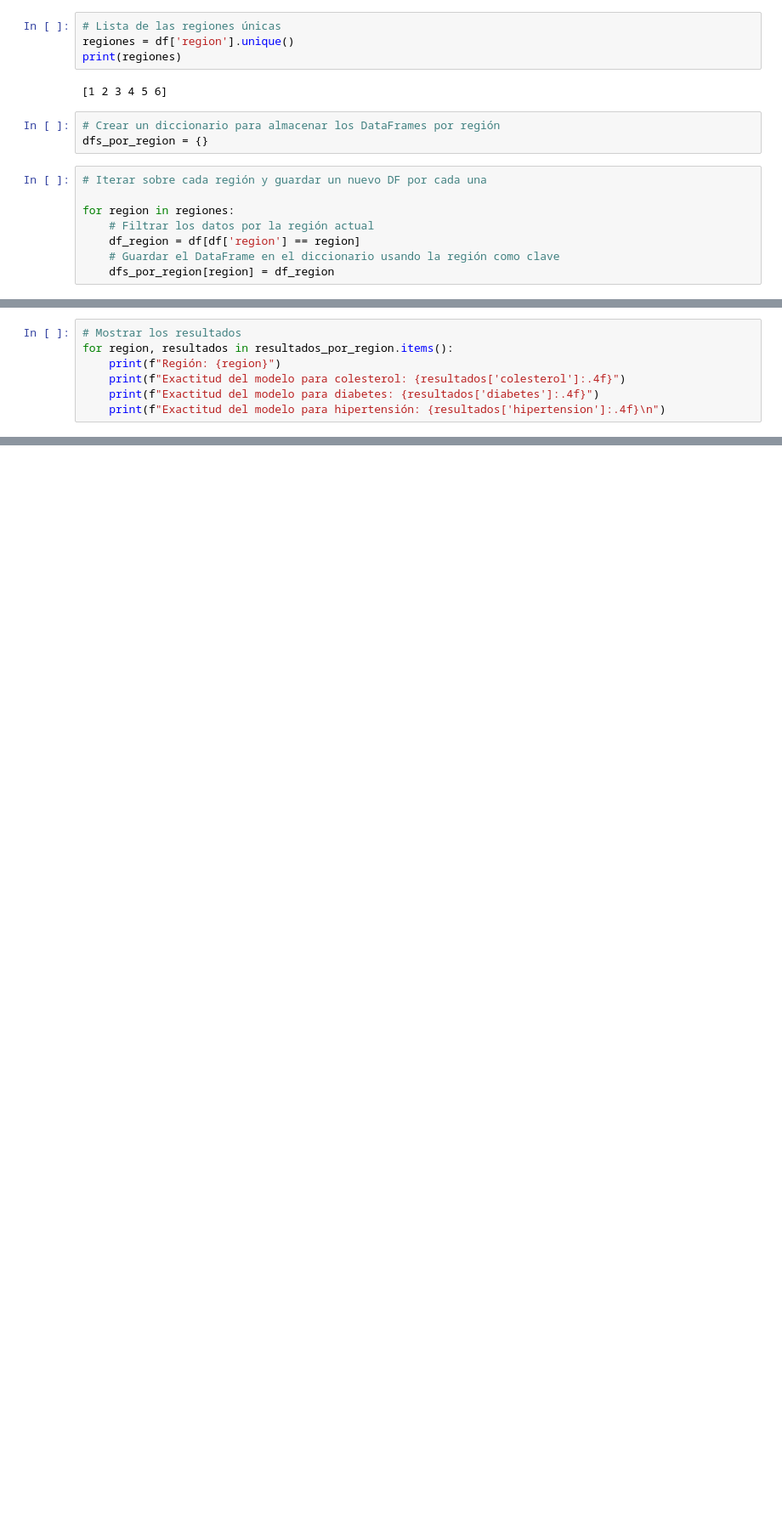
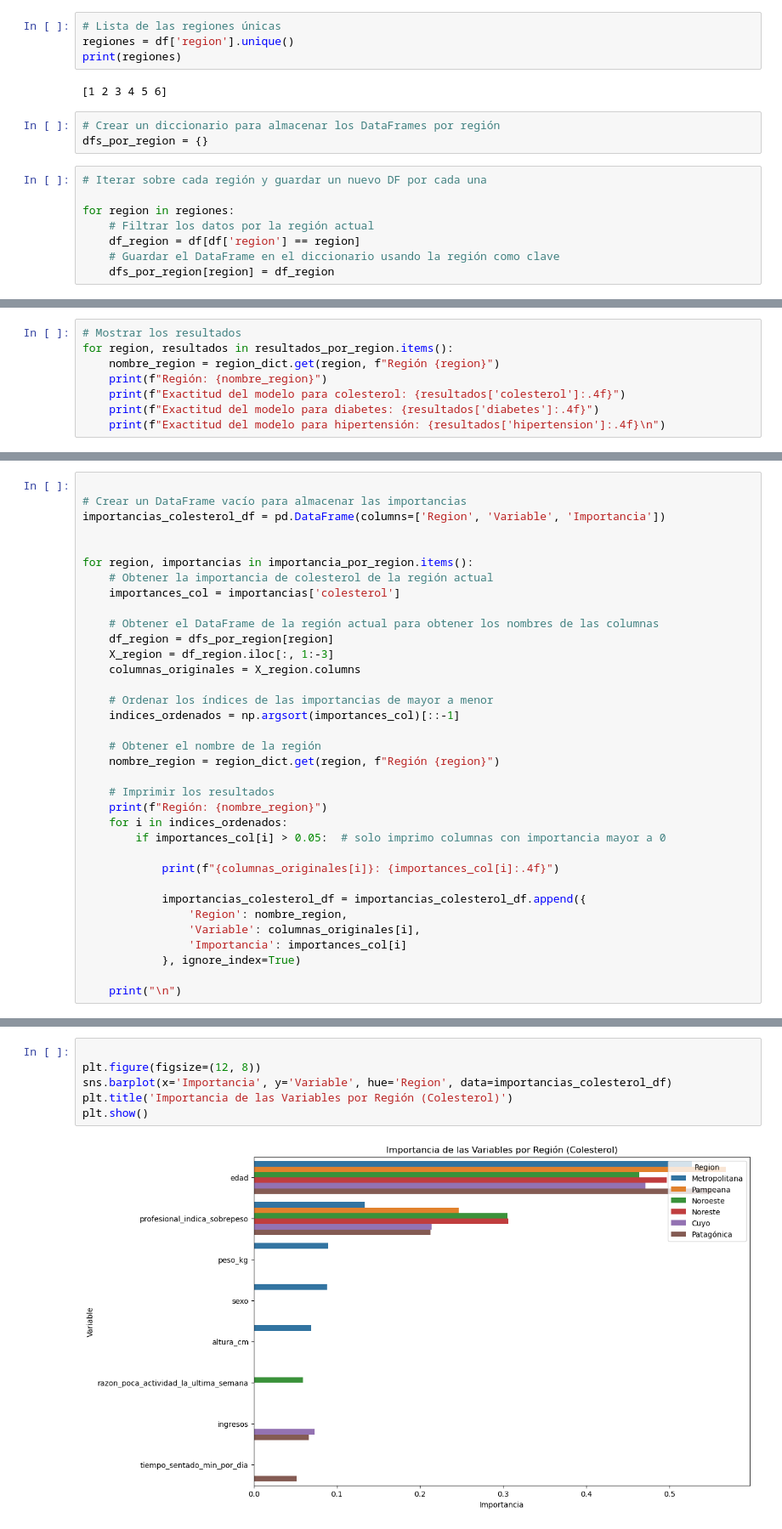
Before and after one commit to pupidly/AnalisisYPF, a Jupyter notebook: entrega3.ipynb, the cells around one changed output, grey strips where cells are left out. Shown at 85% size. Drawn from its saved outputs; the diff is of its cells as text; blank space fills up the shorter version.

Commit message:
listo caracteristicas importancia por region y por enfermedad

```diff
--- a/entrega3.ipynb
+++ b/entrega3.ipynb
@@ -148,7 +172,8 @@ for region in regiones:
 # %%
 # Mostrar los resultados
 for region, resultados in resultados_por_region.items():
-    print(f"Región: {region}")
+    nombre_region = region_dict.get(region, f"Región {region}")
+    print(f"Región: {nombre_region}")
     print(f"Exactitud del modelo para colesterol: {resultados['colesterol']:.4f}")
     print(f"Exactitud del modelo para diabetes: {resultados['diabetes']:.4f}")
     print(f"Exactitud del modelo para hipertensión: {resultados['hipertension']:.4f}\n")
@@ -367,0 +202,35 @@ Exactitud del modelo para hipertensión: 0.6681
+# %%
+
+# Crear un DataFrame vacío para almacenar las importancias
+importancias_colesterol_df = pd.DataFrame(columns=['Region', 'Variable', 'Importancia'])
+
+
+for region, importancias in importancia_por_region.items():
+    # Obtener la importancia de colesterol de la región actual
+    importances_col = importancias['colesterol']
+
+    # Obtener el DataFrame de la región actual para obtener los nombres de las columnas
+    df_region = dfs_por_region[region]
+    X_region = df_region.iloc[:, 1:-3]
+    columnas_originales = X_region.columns
+
+    # Ordenar los índices de las importancias de mayor a menor
+    indices_ordenados = np.argsort(importances_col)[::-1]
+
+    # Obtener el nombre de la región
+    nombre_region = region_dict.get(region, f"Región {region}")
+
+    # Imprimir los resultados
+    print(f"Región: {nombre_region}")
+    for i in indices_ordenados:
+        if importances_col[i] > 0.05:  # solo imprimo columnas con importancia mayor a 0
+
+            print(f"{columnas_originales[i]}: {importances_col[i]:.4f}")
+
+            importancias_colesterol_df = importancias_colesterol_df.append({
+                'Region': nombre_region,
+                'Variable': columnas_originales[i],
+                'Importancia': importances_col[i]
+            }, ignore_index=True)
+
+    print("\n")
@@ -367,0 +255,8 @@ Exactitud del modelo para hipertensión: 0.6681
+# %%
+
+plt.figure(figsize=(12, 8))
+sns.barplot(x='Importancia', y='Variable', hue='Region', data=importancias_colesterol_df)
+plt.title('Importancia de las Variables por Región (Colesterol)')
+plt.show()
+# %% [output]
+[figure, added]
```
Also changed, not shown: parts of 30 cells of this notebook, 3 other files.
